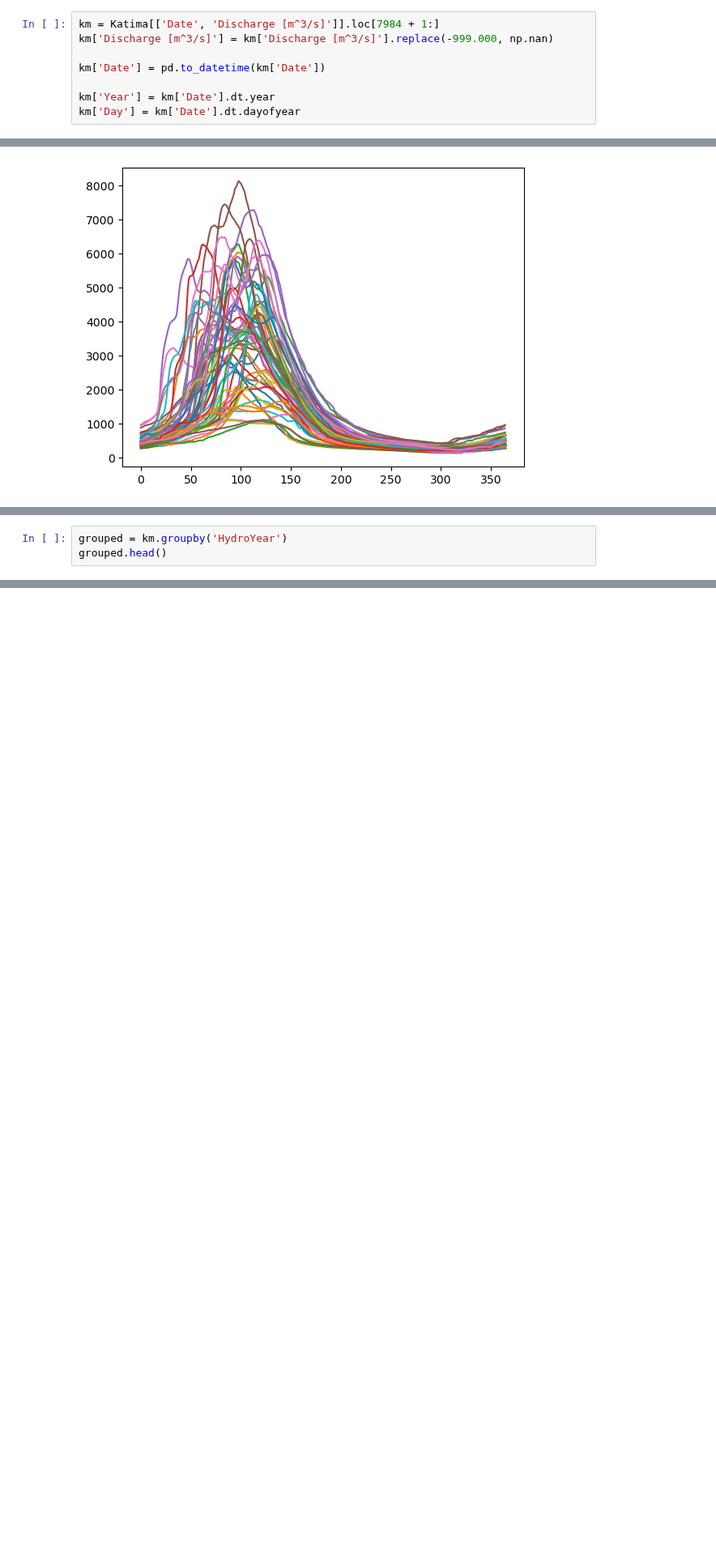
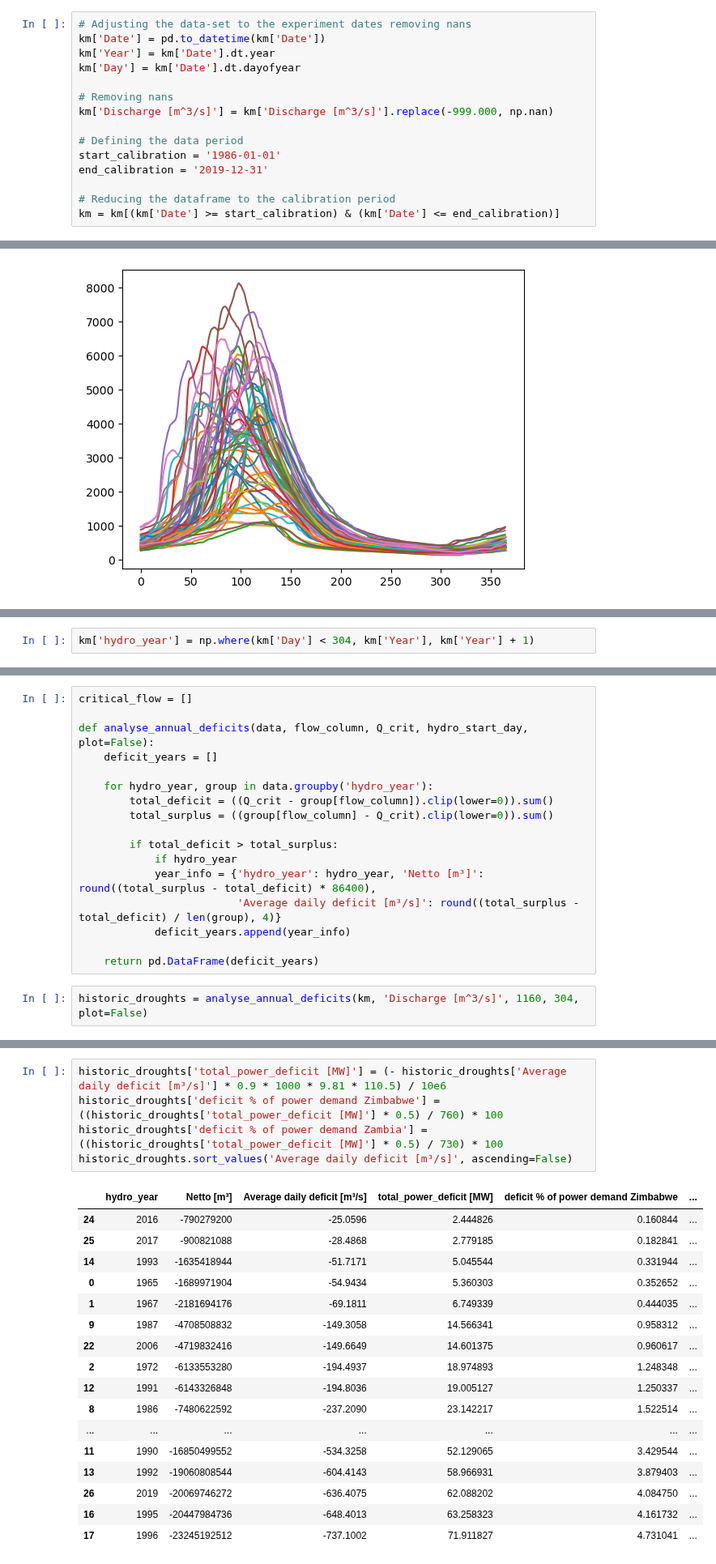
Before and after one commit to eWaterCycle/projects, a Jupyter notebook: book/thesis_projects/BSc/2025_Q4_ZoeLucius_CEG/ZAMBEZI Drought analysis.ipynb, the cells around one changed output, grey strips where cells are left out. Shown at 81% size. Cells and saved outputs as stored; diff of their text form; blank space fills up the shorter version.

```diff
--- a/book/thesis_projects/BSc/2025_Q4_ZoeLucius_CEG/ZAMBEZI Drought analysis.ipynb
+++ b/book/thesis_projects/BSc/2025_Q4_ZoeLucius_CEG/ZAMBEZI Drought analysis.ipynb
@@ -24,8 +25,15 @@ Katima = (pd.read_csv('1291100_Q_Day.txt', skiprows=35, delimiter=';', header=1)
 # %%
-km = Katima[['Date', 'Discharge [m^3/s]']].loc[7984 + 1:]
+# Adjusting the data-set to the experiment dates removing nans
+km['Date'] = pd.to_datetime(km['Date'])
+km['Year'] = km['Date'].dt.year
+km['Day'] = km['Date'].dt.dayofyear
+
+# Removing nans
 km['Discharge [m^3/s]'] = km['Discharge [m^3/s]'].replace(-999.000, np.nan)
 
-km['Date'] = pd.to_datetime(km['Date'])
+# Defining the data period
+start_calibration = '1986-01-01'
+end_calibration = '2019-12-31'
 
-km['Year'] = km['Date'].dt.year
-km['Day'] = km['Date'].dt.dayofyear
+# Reducing the dataframe to the calibration period
+km = km[(km['Date'] >= start_calibration) & (km['Date'] <= end_calibration)]
@@ -100,3 +65,2 @@ enough_power
 # %%
-grouped = km.groupby('HydroYear')
-grouped.head()
+km['hydro_year'] = np.where(km['Day'] < 304, km['Year'], km['Year'] + 1)
@@ -116,0 +71,19 @@ grouped.head()
+# %%
+critical_flow = []
+
+def analyse_annual_deficits(data, flow_column, Q_crit, hydro_start_day, plot=False):
+    deficit_years = []
+
+    for hydro_year, group in data.groupby('hydro_year'):
+        total_deficit = ((Q_crit - group[flow_column]).clip(lower=0)).sum()
+        total_surplus = ((group[flow_column] - Q_crit).clip(lower=0)).sum()
+
+        if total_deficit > total_surplus:
+            if hydro_year
+            year_info = {'hydro_year': hydro_year, 'Netto [m³]': round((total_surplus - total_deficit) * 86400),
+                         'Average daily deficit [m³/s]': round((total_surplus - total_deficit) / len(group), 4)}
+            deficit_years.append(year_info)
+
+    return pd.DataFrame(deficit_years)
+# %%
+historic_droughts = analyse_annual_deficits(km, 'Discharge [m^3/s]', 1160, 304, plot=False)
@@ -116,0 +110,23 @@ grouped.head()
+# %%
+historic_droughts['total_power_deficit [MW]'] = (- historic_droughts['Average daily deficit [m³/s]'] * 0.9 * 1000 * 9.81 * 110.5) / 10e6
+historic_droughts['deficit % of power demand Zimbabwe'] = ((historic_droughts['total_power_deficit [MW]'] * 0.5) / 760) * 100
+historic_droughts['deficit % of power demand Zambia'] = ((historic_droughts['total_power_deficit [MW]'] * 0.5) / 730) * 100
+historic_droughts.sort_values('Average daily deficit [m³/s]', ascending=False)
+# %% [output]
+|  | hydro_year | Netto [m³] | Average daily deficit [m³/s] | total_power_deficit [MW] | deficit % of power demand Zimbabwe | ... |
+| 24 | 2016 | -790279200 | -25.0596 | 2.444826 | 0.160844 | ... |
+| 25 | 2017 | -900821088 | -28.4868 | 2.779185 | 0.182841 | ... |
+| 14 | 1993 | -1635418944 | -51.7171 | 5.045544 | 0.331944 | ... |
+| 0 | 1965 | -1689971904 | -54.9434 | 5.360303 | 0.352652 | ... |
+| 1 | 1967 | -2181694176 | -69.1811 | 6.749339 | 0.444035 | ... |
+| 9 | 1987 | -4708508832 | -149.3058 | 14.566341 | 0.958312 | ... |
+| 22 | 2006 | -4719832416 | -149.6649 | 14.601375 | 0.960617 | ... |
+| 2 | 1972 | -6133553280 | -194.4937 | 18.974893 | 1.248348 | ... |
+| 12 | 1991 | -6143326848 | -194.8036 | 19.005127 | 1.250337 | ... |
+| 8 | 1986 | -7480622592 | -237.2090 | 23.142217 | 1.522514 | ... |
+| ... | ... | ... | ... | ... | ... | ... |
+| 11 | 1990 | -16850499552 | -534.3258 | 52.129065 | 3.429544 | ... |
+| 13 | 1992 | -19060808544 | -604.4143 | 58.966931 | 3.879403 | ... |
+| 26 | 2019 | -20069746272 | -636.4075 | 62.088202 | 4.084750 | ... |
+| 16 | 1995 | -20447984736 | -648.4013 | 63.258323 | 4.161732 | ... |
+| 17 | 1996 | -23245192512 | -737.1002 | 71.911827 | 4.731041 | ... |
```
Also changed, not shown: parts of 9 cells of this notebook, 2 other files.
